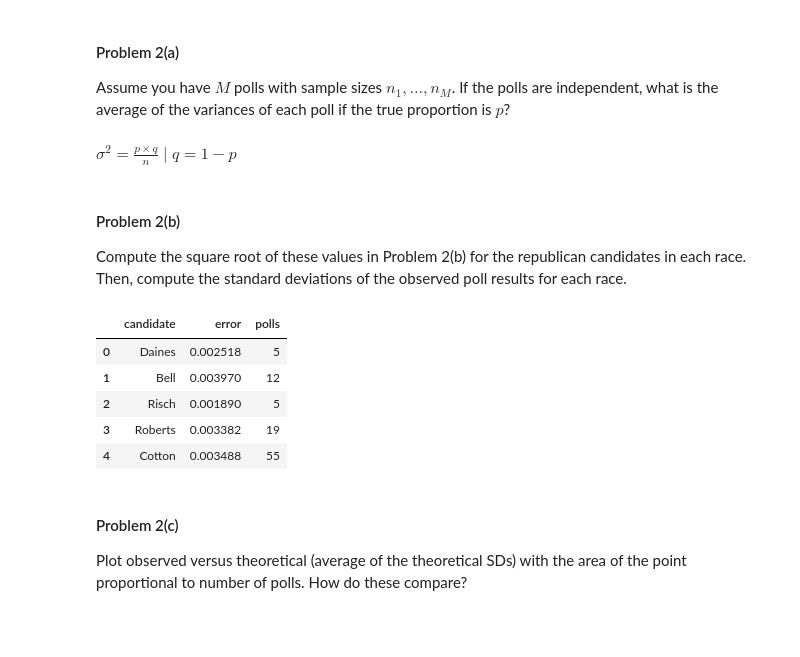
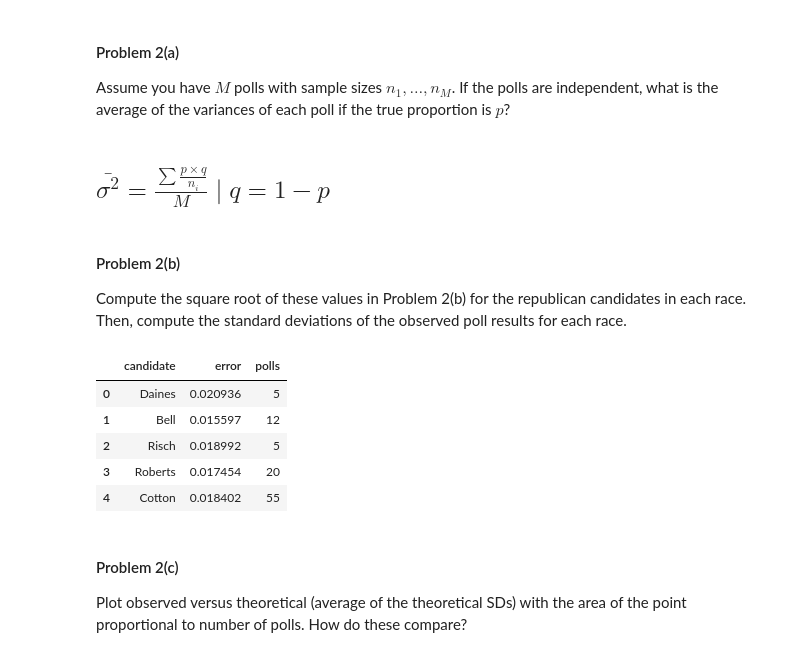
Before and after one commit to dimagalat/CSCI_E-109, a Jupyter notebook: homework/santos_n_hw4/HW4.ipynb, the cells around one changed output. Saved outputs shown, nothing was run; the diff lists cells and outputs as text; code cells hidden in the pictures; blank space fills up the shorter version.

```diff
--- a/homework/santos_n_hw4/HW4.ipynb
+++ b/homework/santos_n_hw4/HW4.ipynb
@@ -86,12 +87,13 @@ New Hampshire on the other hand is only electing one senator but has two polls.
 
 Create a dictionary of pandas DataFrames called `polls` keyed by the name of the election (a string). Each value in the dictionary should contain the polls for one of the races.
 # %%
-#charts = "http://elections.huffingtonpost.com/pollster/api/charts/"
 # Can't use read_json because we only want the "polls" item.
 polls = {}
 for election in info:
     temp = pd.DataFrame(get(election["url"] + ".json").json()["polls"])
     temp = temp.merge(pd.DataFrame(list(temp["choices"])), left_index=True, right_index=True)
+    # Make sure all polls were added.
+    assert len(temp) == election["poll_count"], "Poll count issue on: {}".format(election["short_title"])
     polls[election["short_title"]] = temp.drop("choices", axis=1)
 polls.keys()
 # %% [output]
@@ -132,13 +135,8 @@ Now creaate a master table information containing information about each race. C
 
 **Hint**: You will need a considerable amount of data wrangling for this.
 # %%
-races = get("http://elections.huffingtonpost.com/pollster/api/charts?topic=2014-senate").json()
-# Remove bad NH race.
-#del(races[6])
-# Remove Georgia runoff.
-#del(races[36])
 candidates = []
-for race in races:
+for race in info:
     temp = {}
     temp["State"] = race["state"]
     # Ignore races with emply estimates.
@@ -194,7 +192,7 @@ Compute a 99% confidence interval for each state.
 
 Assume you have $M$ polls with sample sizes $n_1, \dots, n_M$. If the polls are independent, what is the average of the variances of each poll if the true proportion is $p$?
 # %% [markdown]
-$\sigma^2 = \frac{p \times q}{n} \mid q = 1 - p$
+## $\bar{\sigma^2} = \frac{\sum{\frac{p \times q}{n_i}}}{M} \mid q = 1 - p$
 # %% [markdown]
 #### Problem 2(b)
 
@@ -202,22 +200,22 @@ Compute the square root of these values in Problem 2(b) for the republican candi
 # %%
 errors = pd.DataFrame()
 for race, poll in polls.iteritems():
     candidate = poll.columns.intersection(candidates["R"])
     if len(candidate) > 0:
         p = poll[candidate].astype(np.float64) / 100
         q = 1 - p
-        std = np.sqrt((p * q).div(poll["numobs"].astype(np.float64), axis=0)).std()
+        std = np.sqrt((p * q).div(poll["numobs"].astype(np.float64), axis=0)).mean()
         errors = errors.append({"candidate": std.index.values[0],
                                 "error": std.values[0],
                                 "polls": len(poll)}, ignore_index=True)
 errors.head()
 # %% [output]
 |  | candidate | error | polls |
-| 0 | Daines | 0.002518 | 5 |
-| 1 | Bell | 0.003970 | 12 |
-| 2 | Risch | 0.001890 | 5 |
-| 3 | Roberts | 0.003382 | 19 |
-| 4 | Cotton | 0.003488 | 55 |
+| 0 | Daines | 0.020936 | 5 |
+| 1 | Bell | 0.015597 | 12 |
+| 2 | Risch | 0.018992 | 5 |
+| 3 | Roberts | 0.017454 | 20 |
+| 4 | Cotton | 0.018402 | 55 |
 # %% [markdown]
 #### Problem 2(c)
 
```
Also changed, not shown: parts of 8 cells of this notebook, 2 other files.
